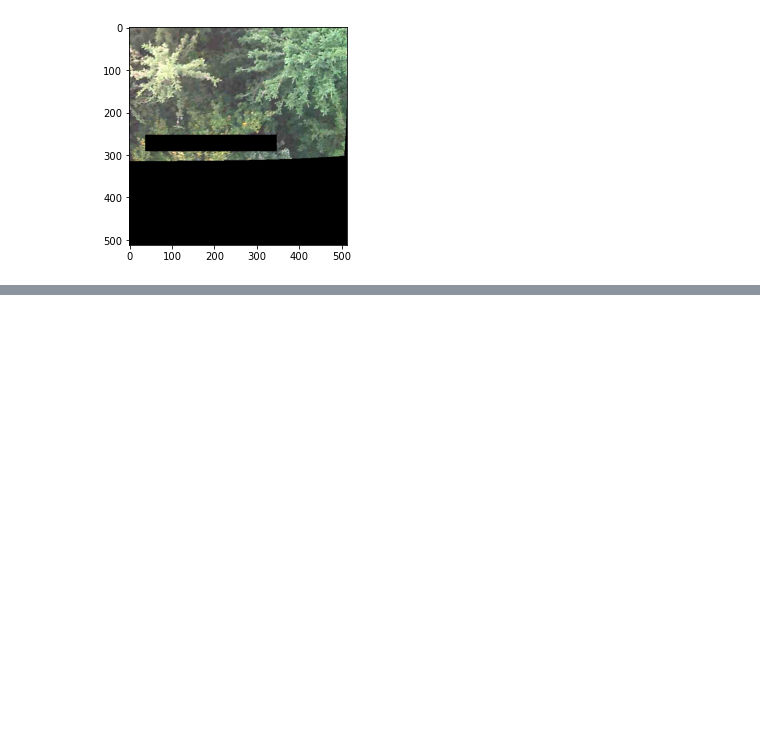
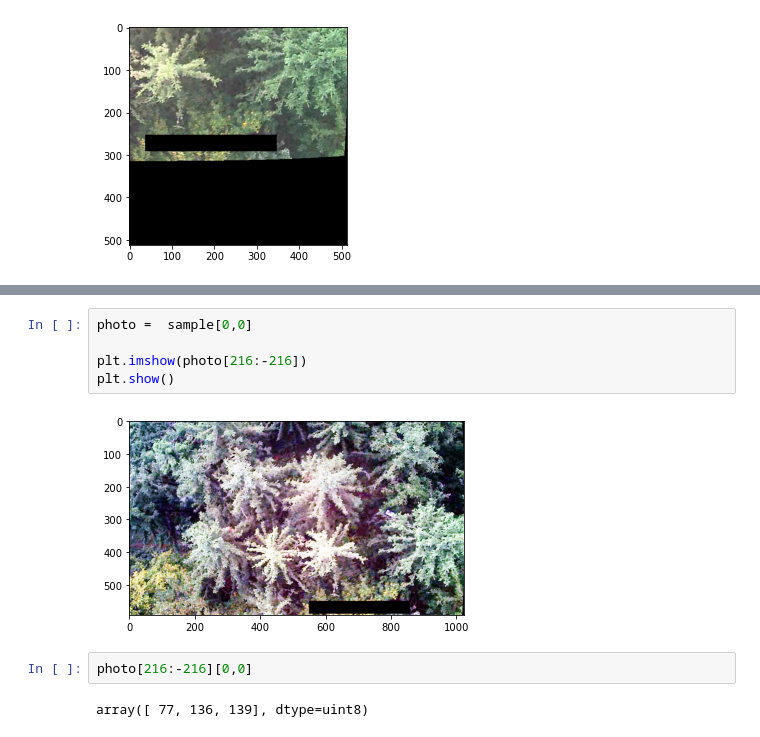
Before and after one commit to alexanderkrauck/WiSAR, a Jupyter notebook: 01_DataExploration.ipynb, the cells around one changed output, grey strips where cells are left out. Cells and saved outputs as stored; diff of their text form; blank space fills up the shorter version.

```diff
--- a/01_DataExploration.ipynb
+++ b/01_DataExploration.ipynb
@@ -28,0 +49,11 @@ for i in range(4):
+# %%
+photo =  sample[0,0]
+
+plt.imshow(photo[216:-216])
+plt.show()
+# %% [output]
+[figure, added]
+# %%
+photo[216:-216][0,0]
+# %% [output]
+array([ 77, 136, 139], dtype=uint8)
```
Also changed, not shown: parts of 10 cells of this notebook, 2 other files.
